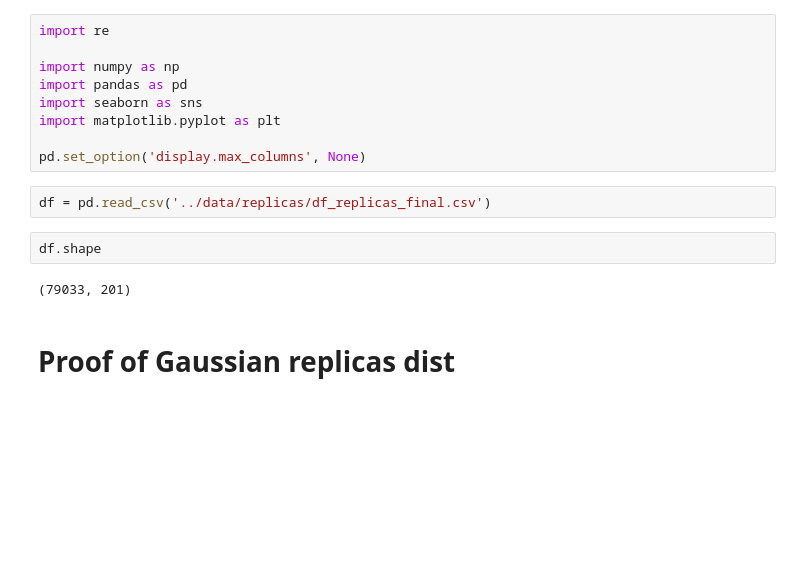
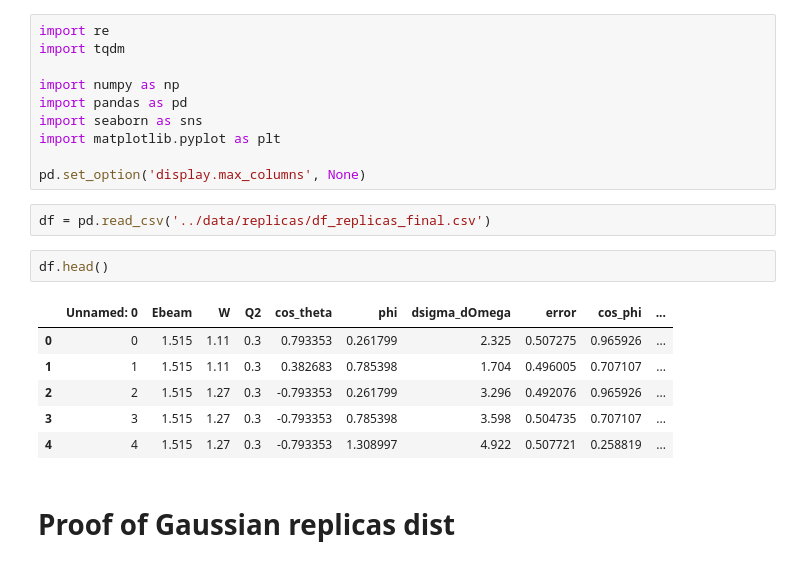
Before and after one commit to SINPML/pi_n_xsec, a Jupyter notebook: replicas/replicas_eval.ipynb, the cells around one changed output. Saved outputs shown, nothing was run; the diff lists cells and outputs as text; blank space fills up the shorter version.

```diff
--- a/replicas/replicas_eval.ipynb
+++ b/replicas/replicas_eval.ipynb
@@ -1,5 +1,6 @@
 # %%
 import re
+import tqdm
 
 import numpy as np
 import pandas as pd
@@ -10,9 +11,14 @@ pd.set_option('display.max_columns', None)
 # %%
 df = pd.read_csv('../data/replicas/df_replicas_final.csv')
 # %%
-df.shape
+df.head()
 # %% [output]
-(79033, 201)
+|  | Unnamed: 0 | Ebeam | W | Q2 | cos_theta | phi | dsigma_dOmega | error | cos_phi | ... |
+| 0 | 0 | 1.515 | 1.11 | 0.3 | 0.793353 | 0.261799 | 2.325 | 0.507275 | 0.965926 | ... |
+| 1 | 1 | 1.515 | 1.11 | 0.3 | 0.382683 | 0.785398 | 1.704 | 0.496005 | 0.707107 | ... |
+| 2 | 2 | 1.515 | 1.27 | 0.3 | -0.793353 | 0.261799 | 3.296 | 0.492076 | 0.965926 | ... |
+| 3 | 3 | 1.515 | 1.27 | 0.3 | -0.793353 | 0.785398 | 3.598 | 0.504735 | 0.707107 | ... |
+| 4 | 4 | 1.515 | 1.27 | 0.3 | -0.793353 | 1.308997 | 4.922 | 0.507721 | 0.258819 | ... |
 # %% [markdown]
 # Proof of Gaussian replicas dist
 # %%
```
Also changed, not shown: parts of 8 cells of this notebook.
